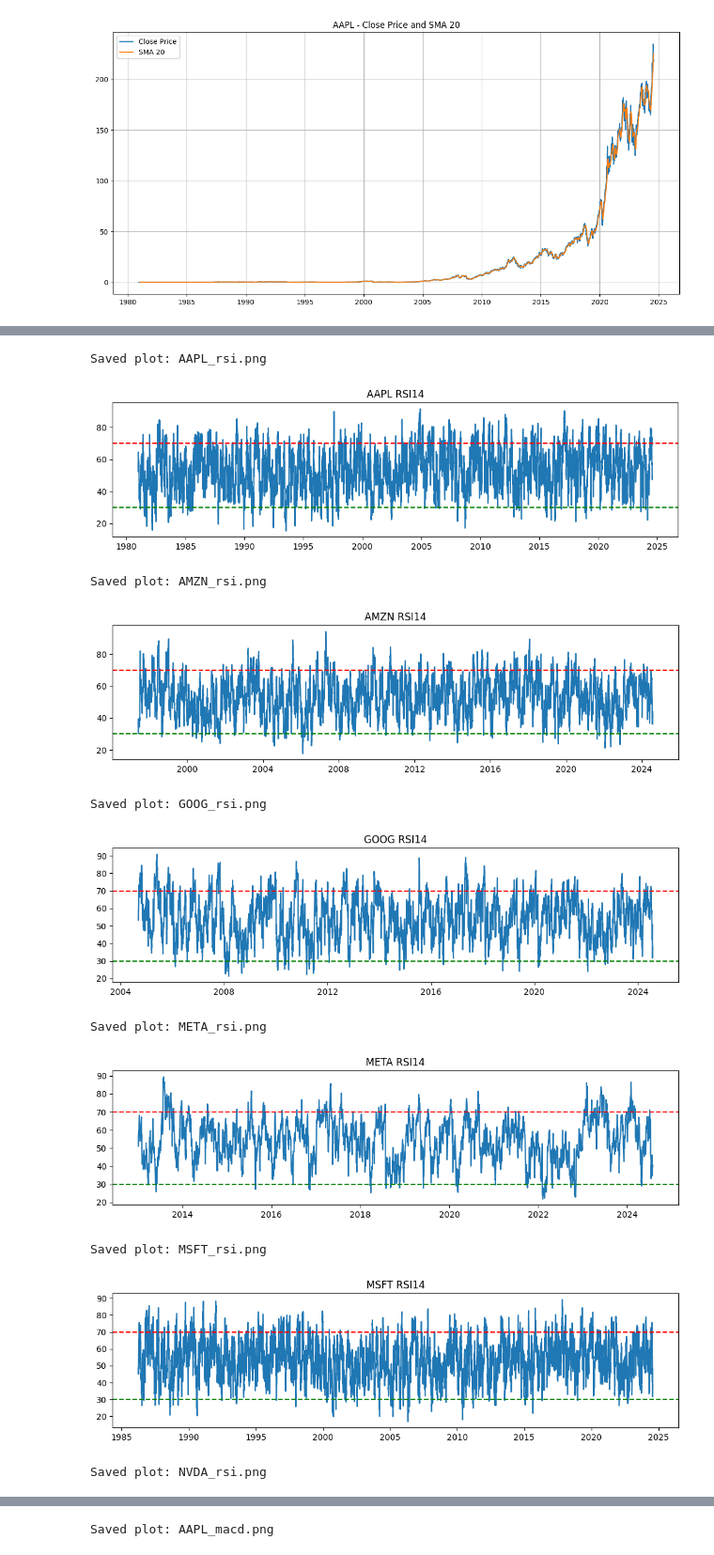
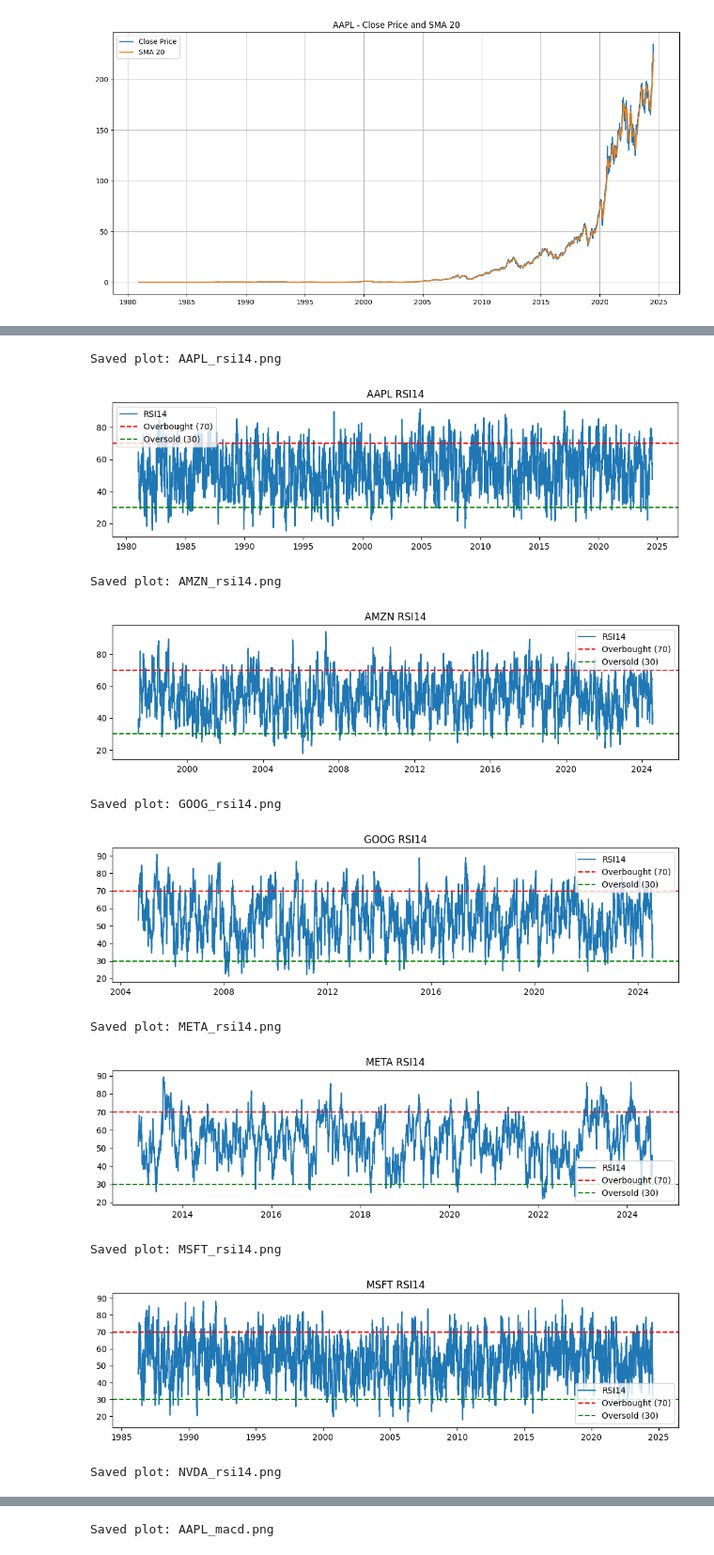
Before and after one commit to lhiwi/10academy-week1, a Jupyter notebook: notebooks/Technical_analysis.ipynb, the cells around one changed output, grey strips where cells are left out. Shown at 94% size. Cells and saved outputs as stored; diff of their text form; code cells hidden in the pictures.

```diff
--- a/notebooks/Technical_analysis.ipynb
+++ b/notebooks/Technical_analysis.ipynb
@@ -47,6 +47,7 @@ dfs = {}
 for file in csv_files:
     ticker = os.path.basename(file).split("_")[0]
     df = pd.read_csv(file, parse_dates=['Date'], index_col='Date')
+    df.columns = df.columns.str.lower()  # ✅ Ensure all column names are lowercase
     dfs[ticker] = df
 
 print("Loaded tickers:", list(dfs.keys()))
@@ -127,14 +137,13 @@ save_and_show_plot(f'{sample_ticker}_sma20_plot.png')
 Saved plot: AAPL_sma20_plot.png
 [figure]
 # %%
-# Plotting and saving results
 for ticker, df in dfs.items():
-    # Plot Close + SMA
-    plt.figure(figsize=(10,4))
-    plt.plot(df['Close'], label='Close')
-    plt.plot(df['SMA20'], label='SMA20')
+    # Plot Close + SMA20
+    plt.figure(figsize=(10, 4))
+    plt.plot(df['close'], label='Close')
+    plt.plot(df['sma20'], label='SMA20')
     plt.title(f"{ticker} Price and SMA20")
     plt.legend()
     plt.tight_layout()
-    # save_and_show_plot(f"{ticker}_close_sma20.png")
+    save_and_show_plot(f"{ticker}_price_sma20.png")
 # %% [output]
@@ -154,23 +163,26 @@ Saved plot: TSLA_close_sma20.png
 [figure]
 # %%
 for ticker, df in dfs.items():
-    # Plot RSI
-    plt.figure(figsize=(10,3))
-    plt.plot(df['RSI14'], label='RSI14')
-    plt.axhline(70, linestyle='--', color='red')
-    plt.axhline(30, linestyle='--', color='green')
-    plt.title(f"{ticker} RSI14")
-    plt.tight_layout()
-#    save_and_show_plot(f"{ticker}_rsi.png")
+    if 'rsi14' in df.columns:
+        plt.figure(figsize=(10, 3))
+        plt.plot(df['rsi14'], label='RSI14')
+        plt.axhline(70, linestyle='--', color='red', label='Overbought (70)')
+        plt.axhline(30, linestyle='--', color='green', label='Oversold (30)')
+        plt.title(f"{ticker} RSI14")
+        plt.legend()
+        plt.tight_layout()
+        save_and_show_plot(f"{ticker}_rsi14.png")
+    else:
+        print(f"rsi14 not found in {ticker}")
 # %% [output]
-Saved plot: AAPL_rsi.png
+Saved plot: AAPL_rsi14.png
-[figure, old version]
+[figure, new version]
-Saved plot: AMZN_rsi.png
+Saved plot: AMZN_rsi14.png
-[figure, old version]
+[figure, new version]
-Saved plot: GOOG_rsi.png
+Saved plot: GOOG_rsi14.png
-[figure, old version]
+[figure, new version]
-Saved plot: META_rsi.png
+Saved plot: META_rsi14.png
-[figure, old version]
+[figure, new version]
-Saved plot: MSFT_rsi.png
+Saved plot: MSFT_rsi14.png
-[figure, old version]
+[figure, new version]
-Saved plot: NVDA_rsi.png
+Saved plot: NVDA_rsi14.png
```
Also changed, not shown: parts of 7 cells of this notebook, 37 other files.
